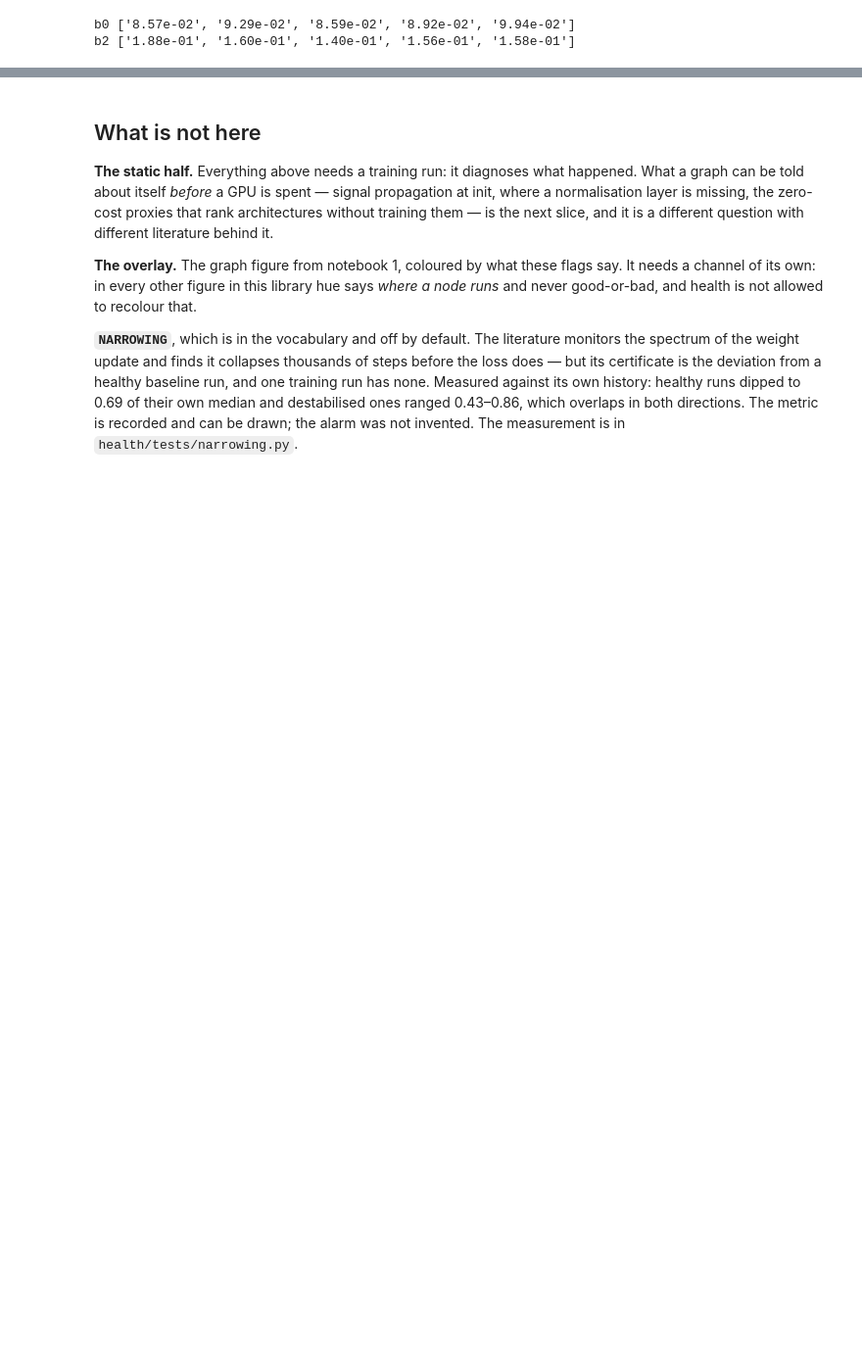
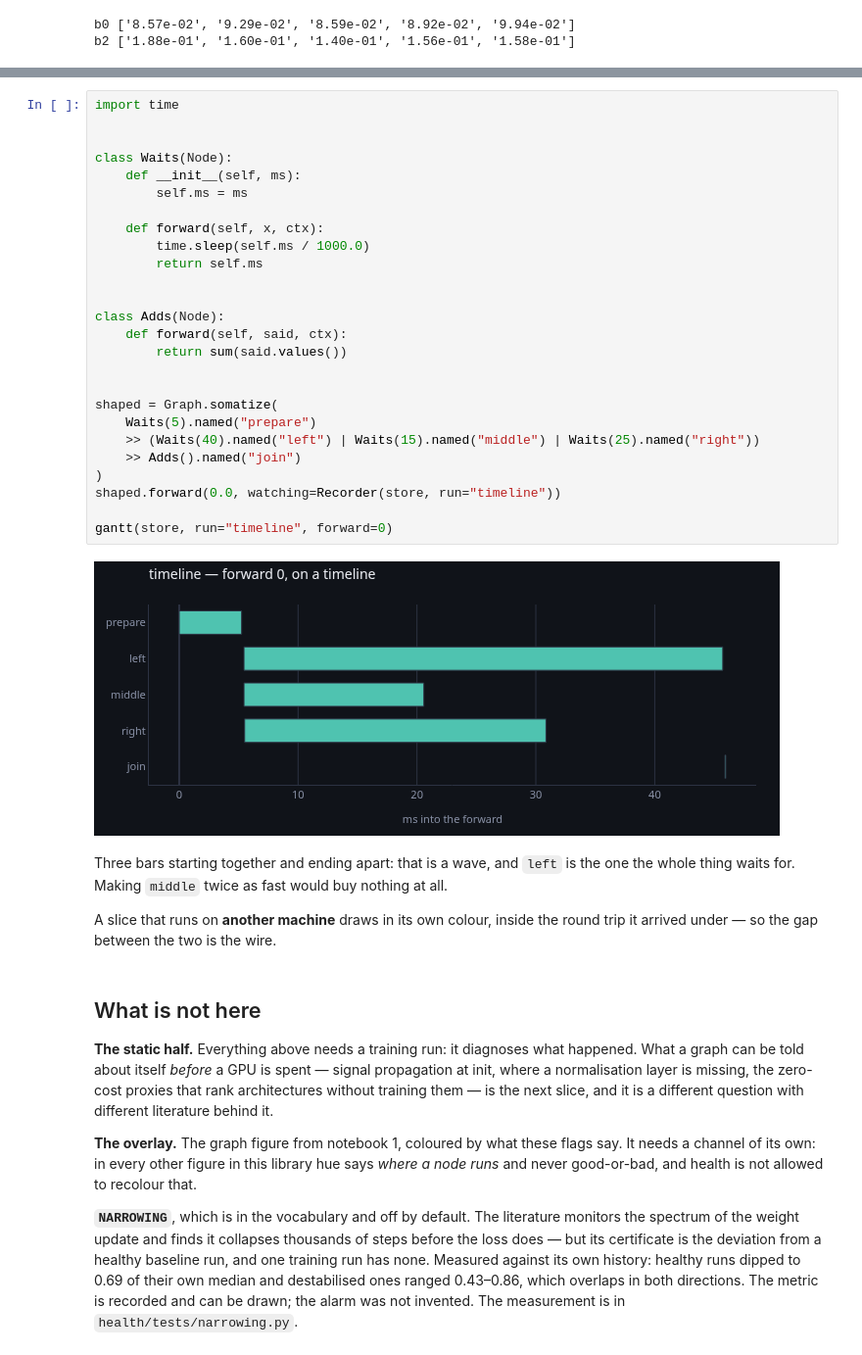
Before and after one commit to manucouto1/soma, a Jupyter notebook: examples/05-the-health-of-a-network.ipynb, the cells around one changed output, grey strips where cells are left out. Shown at 98% size. Saved outputs shown, nothing was run; the diff lists cells and outputs as text; blank space fills up the shorter version.

```diff
--- a/examples/05-the-health-of-a-network.ipynb
+++ b/examples/05-the-health-of-a-network.ipynb
@@ -233,3 +351,38 @@ progress(store, run="healthy")
+# %%
+import time
+
+
+class Waits(Node):
+    def __init__(self, ms):
+        self.ms = ms
+
+    def forward(self, x, ctx):
+        time.sleep(self.ms / 1000.0)
+        return self.ms
+
+
+class Adds(Node):
+    def forward(self, said, ctx):
+        return sum(said.values())
+
+
+shaped = Graph.somatize(
+    Waits(5).named("prepare")
+    >> (Waits(40).named("left") | Waits(15).named("middle") | Waits(25).named("right"))
+    >> Adds().named("join")
+)
+shaped.forward(0.0, watching=Recorder(store, run="timeline"))
+
+gantt(store, run="timeline", forward=0)
+# %% [output]
+[figure, added]
+# %% [markdown]
+Three bars starting together and ending apart: that is a wave, and `left` is
+the one the whole thing waits for. Making `middle` twice as fast would buy
+nothing at all.
+
+A slice that runs on **another machine** draws in its own colour, inside the
+round trip it arrived under — so the gap between the two is the wire.
 # %% [markdown]
 ## What is not here
 
```
Also changed, not shown: parts of 11 cells of this notebook, 19 other files.
